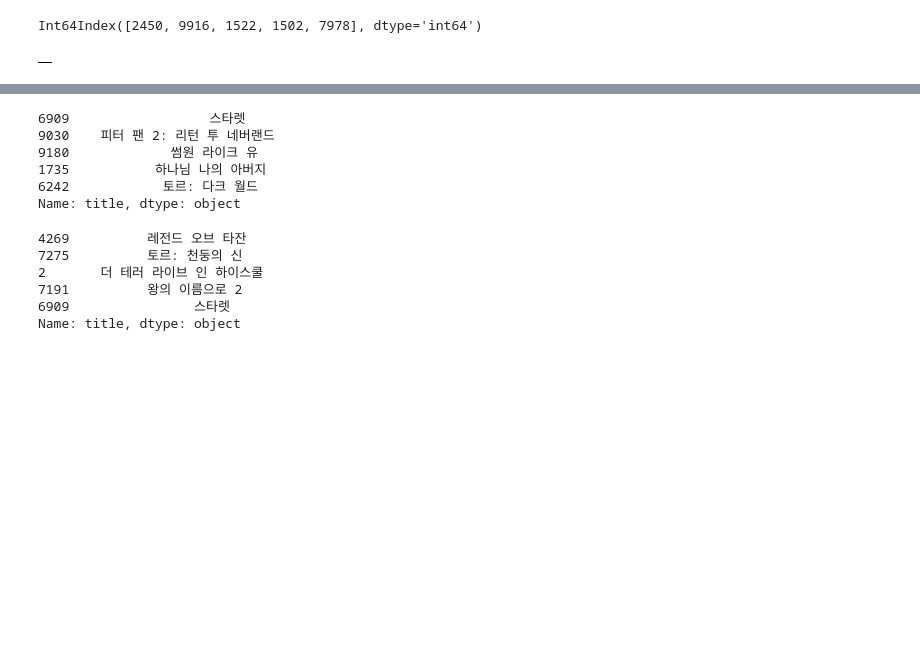
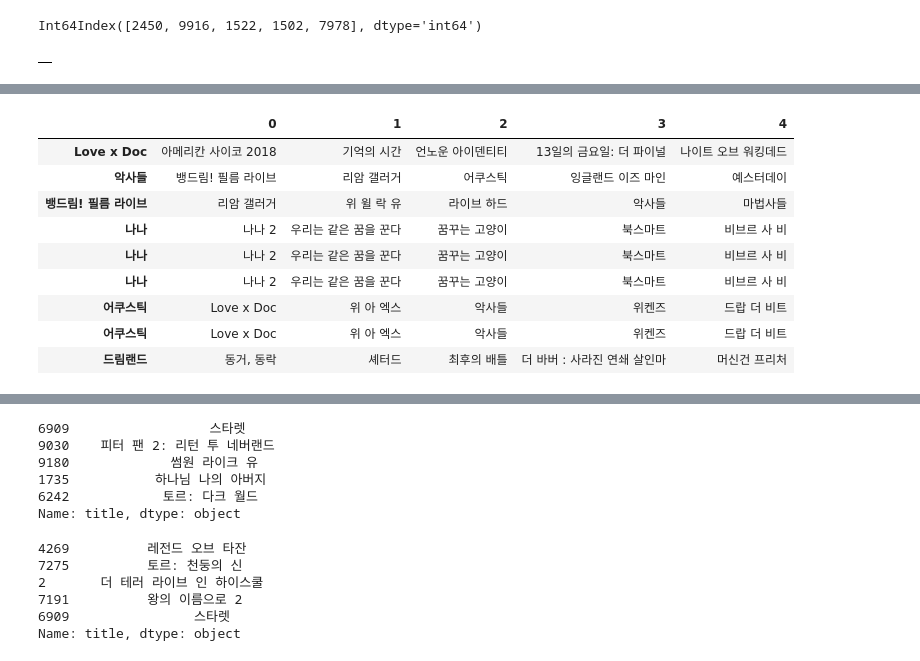
Before and after one commit to 0jipy/project_JI, a Jupyter notebook: 0.Model/01.model.ipynb, the cells around one changed output, grey strips where cells are left out. Cells and saved outputs as stored; diff of their text form; code cells hidden in the pictures; blank space fills up the shorter version.

```diff
--- a/0.Model/01.model.ipynb
+++ b/0.Model/01.model.ipynb
@@ -781,0 +842,13 @@ df_result.T
+# %%
+df_trans
+# %% [output]
+|  | 0 | 1 | 2 | 3 | 4 |
+| Love x Doc | 아메리칸 사이코 2018 | 기억의 시간 | 언노운 아이덴티티 | 13일의 금요일: 더 파이널 | 나이트 오브 워킹데드 |
+| 악사들 | 뱅드림! 필름 라이브 | 리암 갤러거 | 어쿠스틱 | 잉글랜드 이즈 마인 | 예스터데이 |
+| 뱅드림! 필름 라이브 | 리암 갤러거 | 위 윌 락 유 | 라이브 하드 | 악사들 | 마법사들 |
+| 나나 | 나나 2 | 우리는 같은 꿈을 꾼다 | 꿈꾸는 고양이 | 북스마트 | 비브르 사 비 |
+| 나나 | 나나 2 | 우리는 같은 꿈을 꾼다 | 꿈꾸는 고양이 | 북스마트 | 비브르 사 비 |
+| 나나 | 나나 2 | 우리는 같은 꿈을 꾼다 | 꿈꾸는 고양이 | 북스마트 | 비브르 사 비 |
+| 어쿠스틱 | Love x Doc | 위 아 엑스 | 악사들 | 위켄즈 | 드랍 더 비트 |
+| 어쿠스틱 | Love x Doc | 위 아 엑스 | 악사들 | 위켄즈 | 드랍 더 비트 |
+| 드림랜드 | 동거, 동락 | 셰터드 | 최후의 배틀 | 더 바버 : 사라진 연쇄 살인마 | 머신건 프리처 |
```
Also changed, not shown: parts of 9 cells of this notebook.
